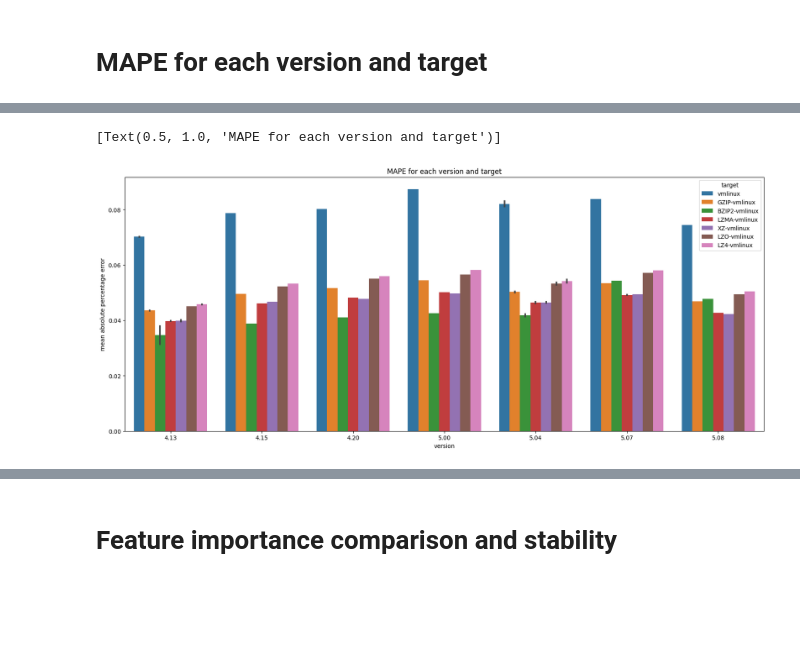
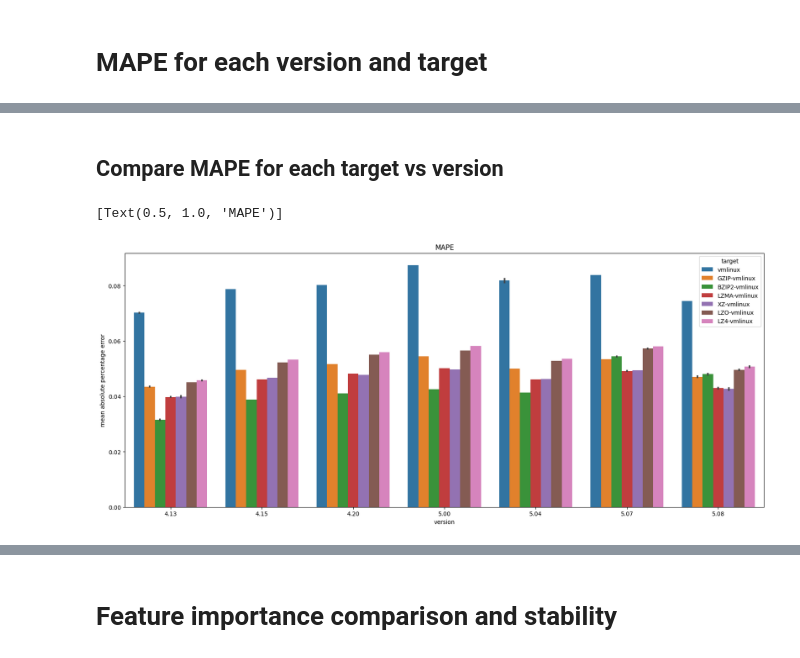
Before and after one commit to TuxML/tuxai, a Jupyter notebook: notebooks/2022_12_13.ipynb, the cells around one changed output, grey strips where cells are left out. Drawn from its saved outputs; the diff is of its cells as text; code cells hidden in the pictures; blank space fills up the shorter version.

```diff
--- a/notebooks/2022_12_13.ipynb
+++ b/notebooks/2022_12_13.ipynb
@@ -51,9 +67,11 @@ df_413
 | 11 | 4.13 | True | LZO-vmlinux | 0.045094 |
 | 12 | 4.13 | False | LZ4-vmlinux | 0.045700 |
 | 13 | 4.13 | True | LZ4-vmlinux | 0.045833 |
+# %% [markdown]
+## Compare MAPE for each target vs version
 # %%
 plt.subplots(figsize=(20, 8))
-sns.barplot(data=df, x="version", y="mean absolute percentage error", hue="target").set(title='MAPE for each version and target')
+sns.barplot(data=df, x="version", y="mean absolute percentage error", hue="target").set(title='MAPE')
 # %% [output]
-[Text(0.5, 1.0, 'MAPE for each version and target')]
+[Text(0.5, 1.0, 'MAPE')]
-[figure, old version]
+[figure, new version]
```
Also changed, not shown: parts of 20 cells of this notebook, 3 other files.
